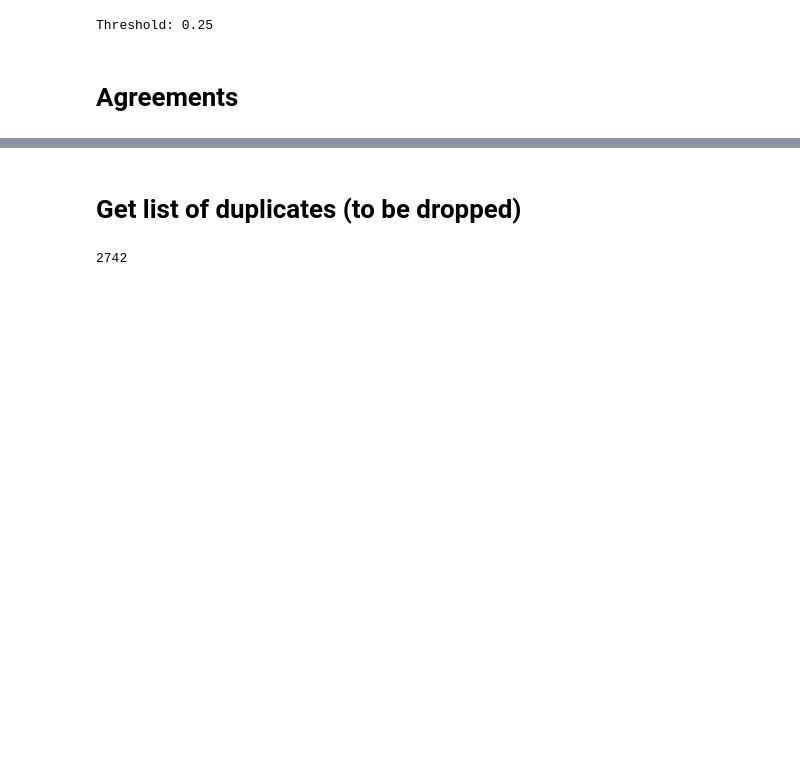
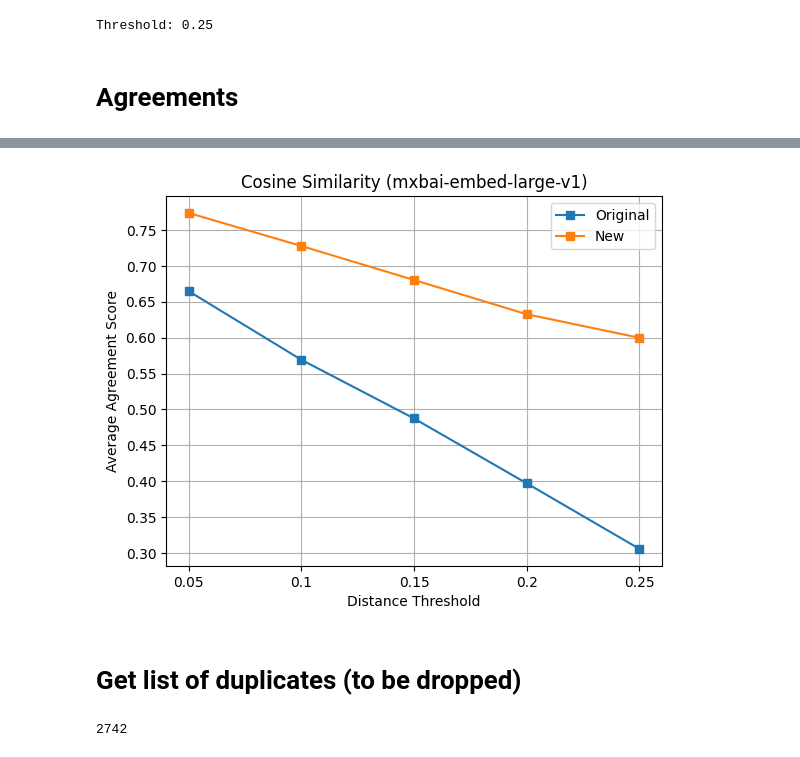
Before and after one commit to AminMohamed-3/LEGO, a Jupyter notebook: duplicates/duplicate_similarity.ipynb, the cells around one changed output, grey strips where cells are left out. Drawn from its saved outputs; the diff is of its cells as text; code cells hidden in the pictures; blank space fills up the shorter version.

Commit message:
mxbai embeddings

```diff
--- a/duplicates/duplicate_similarity.ipynb
+++ b/duplicates/duplicate_similarity.ipynb
@@ -176,3 +167,16 @@ plt.legend()
+# %%
+plt.plot(averages_cosine.keys(), averages_cosine.values(), label = "Original", marker = "s")
+plt.plot(averages_cosine_new.keys(), averages_cosine_new.values(), label = "New", marker = "s")
+plt.xlabel("Distance Threshold")
+plt.ylabel("Average Agreement Score")
+plt.title("Cosine Similarity (mxbai-embed-large-v1)")
+min_val = round(np.min(list(averages_cosine.values()) + list(averages_cosine_new.values())), 1)
+max_val = round(np.max(list(averages_cosine.values()) + list(averages_cosine_new.values())), 1)
+plt.yticks(np.arange(min_val, max_val, 0.05))
+plt.legend()
+plt.grid(True)
+# %% [output]
+[figure, added]
 # %% [markdown]
 # Get list of duplicates (to be dropped)
 # %%
```
Also changed, not shown: parts of 7 cells of this notebook, 1 other file.
